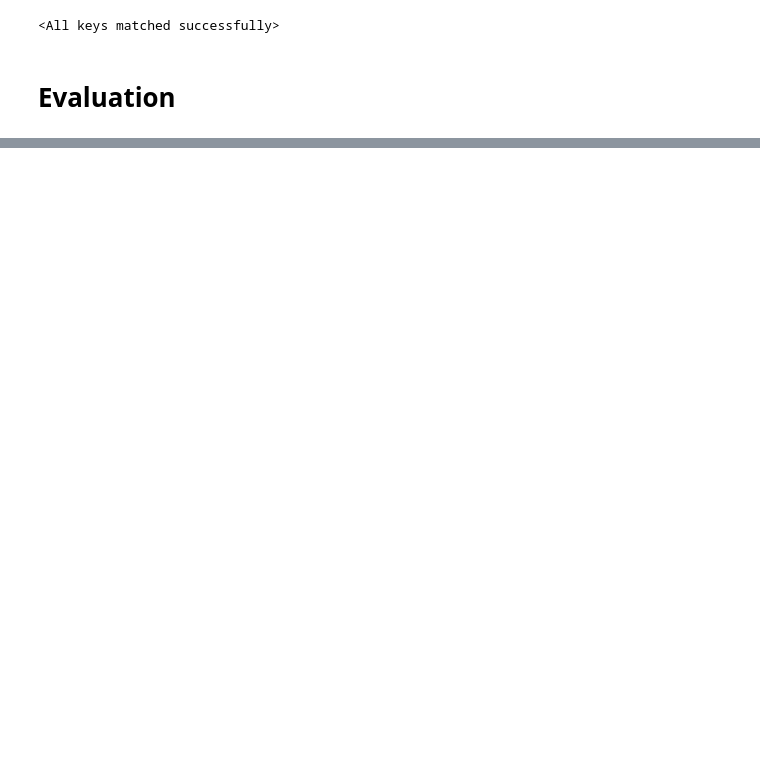
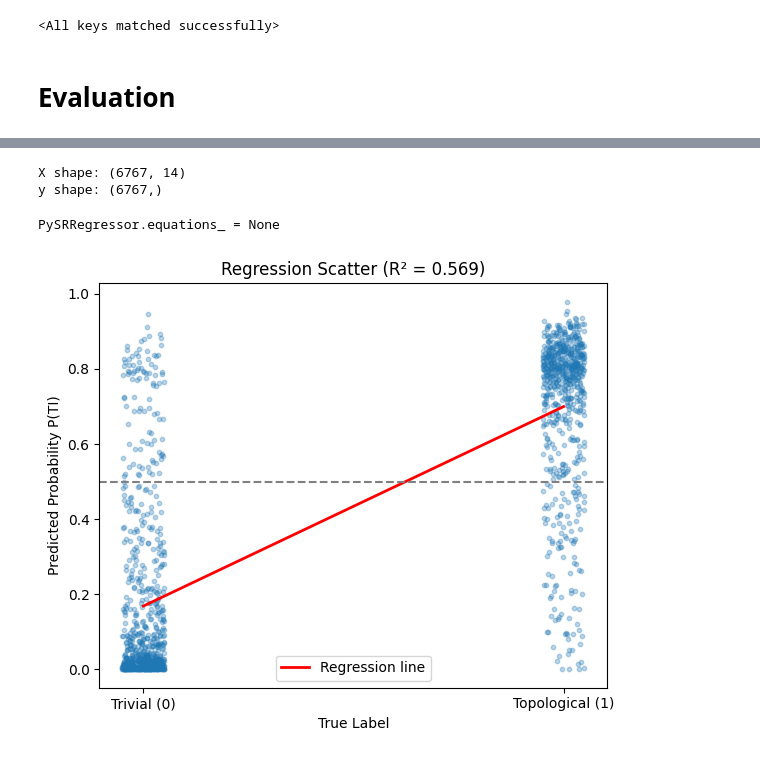
Before and after one commit to RayCharles8/ML-Project, a Jupyter notebook: CGNN.ipynb, the cells around one changed output, grey strips where cells are left out. Cells and saved outputs as stored; diff of their text form; code cells hidden in the pictures; blank space fills up the shorter version.

```diff
--- a/CGNN.ipynb
+++ b/CGNN.ipynb
@@ -711,0 +1293,28 @@ plt.show()
+# %%
+X_list = []
+y_list = []
+
+model.eval()
+
+with torch.no_grad():
+    for data in train_dataset:
+        data = data.to(device)
+
+        # model prediction (probability)
+        logit = model(data)
+        prob = torch.sigmoid(logit).item()
+
+        # global features
+        u = data.u.cpu().numpy().flatten()
+
+        X_list.append(u)
+        y_list.append(prob)
+
+X = np.array(X_list)
+y = np.array(y_list)
+
+print("X shape:", X.shape)   # (N, 14)
+print("y shape:", y.shape)   # (N,)
+# %% [output]
+X shape: (6767, 14)
+y shape: (6767,)
@@ -711,0 +1334,39 @@ plt.show()
+# %%
+print(model_pysr)
+# %% [output]
+PySRRegressor.equations_ = None
+# %%
+# SIMPLE REGRESSION SCATTER (clean + readable)
+
+from scipy import stats
+
+# Linear fit
+slope, intercept, r_value, _, _ = stats.linregress(labels, probs)
+
+# Line
+x_line = np.array([0, 1])
+y_line = intercept + slope * x_line
+
+# Plot
+plt.figure(figsize=(6,5))
+
+# jitter for visibility
+jitter = np.random.uniform(-0.05, 0.05, size=len(labels))
+plt.scatter(labels + jitter, probs, alpha=0.3, s=10)
+
+# regression line
+plt.plot(x_line, y_line, color='red', linewidth=2, label='Regression line')
+
+# threshold
+plt.axhline(0.5, linestyle='--', color='gray')
+
+plt.xticks([0,1], ['Trivial (0)', 'Topological (1)'])
+plt.xlabel("True Label")
+plt.ylabel("Predicted Probability P(TI)")
+plt.title(f"Regression Scatter (R² = {r_value**2:.3f})")
+
+plt.legend()
+plt.tight_layout()
+plt.show()
+# %% [output]
+[figure, added]
```
Also changed, not shown: parts of 32 cells of this notebook.
